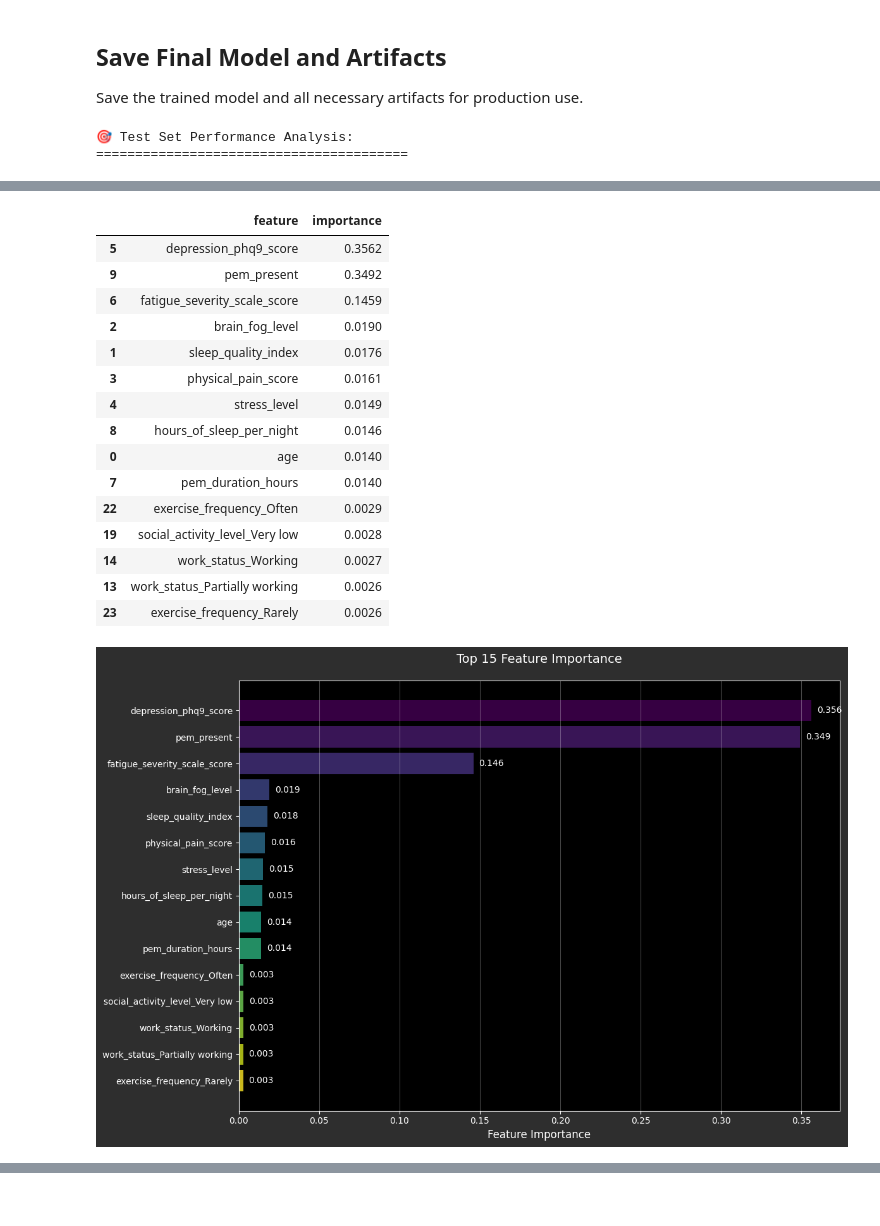
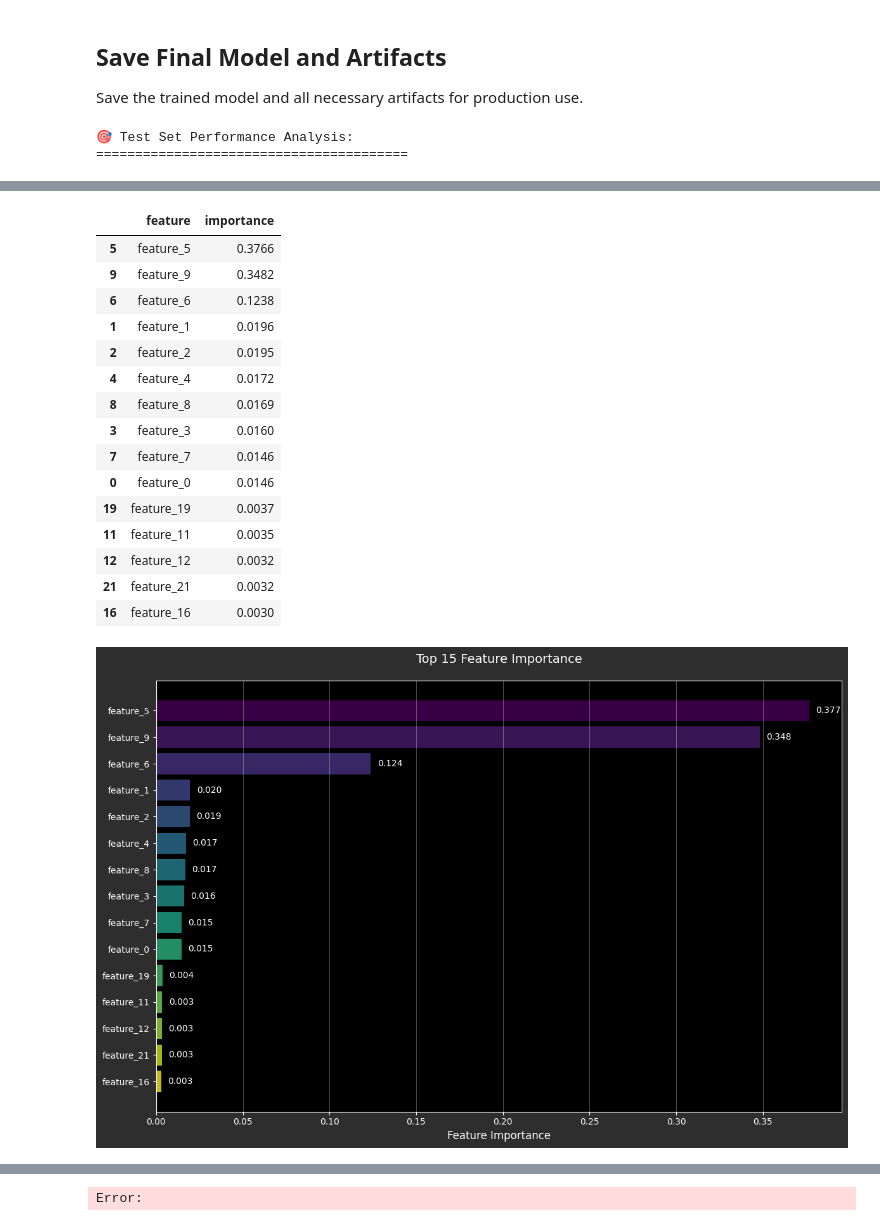
Before and after one commit to seb0t/universal_project_for-data_prediction, a Jupyter notebook: notebooks/02_model_training.ipynb, the cells around one changed output, grey strips where cells are left out. Drawn from its saved outputs; the diff is of its cells as text; code cells hidden in the pictures.

```diff
--- a/notebooks/02_model_training.ipynb
+++ b/notebooks/02_model_training.ipynb
@@ -47,14 +55,16 @@ plt.style.use('dark_background')
 Set up the configuration parameters for model training.
 # %%
 # Configuration parameters
-DATASETS_PATH = '../data/datasets'  # Path to preprocessed datasets
+DATASETS_PATH = '../data/processed'  # Path to processed datasets
+SPLITTED_PATH = '../data/splitted'   # Path to raw split datasets
 MODELS_PATH = '../models'  # Path to save models
 TARGET_TYPE = 'auto'  # 'auto', 'classification', 'regression'
 CV_FOLDS = 5  # Number of cross-validation folds
 RANDOM_STATE = 42  # For reproducibility
 N_JOBS = -1  # Use all available cores
 
-print(f"Datasets path: {DATASETS_PATH}")
+print(f"Processed datasets path: {DATASETS_PATH}")
+print(f"Splitted datasets path: {SPLITTED_PATH}")
 print(f"Models path: {MODELS_PATH}")
 print(f"Target type: {TARGET_TYPE}")
 print(f"CV folds: {CV_FOLDS}")
@@ -226,24 +266,32 @@ Precision (macro): 0.9921
 
 Save the trained model and all necessary artifacts for production use.
 # %%
-# Create detailed test set analysis (passare y_test originale per la funzione)
-create_test_set_analysis(final_model, X_test, y_test, problem_type, label_encoder)
+# Create detailed test set analysis (usando X_test_transformed e y_test RAW originale)
+create_test_set_analysis(final_model, X_test_transformed, y_test_raw, problem_type, label_encoder_new)
 
-# Show detailed feature importance analysis (using only the best visualization)
+# Show detailed feature importance analysis (usando le feature trasformate)
 if hasattr(final_model, 'feature_importances_'):
-    show_feature_importance_detailed(final_model, X_train.columns.tolist())
+    # Get the transformed feature names from the transformers
+    if 'feature_names' in transformers_combined:
+        transformed_feature_names = transformers_combined['feature_names']
+    else:
+        # Fallback: use indices if feature names not available
+        n_features = len(final_model.feature_importances_)
+        transformed_feature_names = [f'feature_{i}' for i in range(n_features)]
 
-# Save model and artifacts
+    show_feature_importance_detailed(final_model, transformed_feature_names)
+
+# Save model and artifacts WITH CORRECTED TRANSFORMERS (no test set in models)
 save_model_artifacts(
     final_model, best_model_name, problem_type,
-    grid_results[best_model_name]['params'], X_train, grid_results,
-    test_results, label_encoder, MODELS_PATH
+    grid_results[best_model_name]['params'], X_combined_raw, grid_results,
+    test_results, label_encoder_new, transformers_combined, MODELS_PATH
 )
 
-# Print comprehensive final summary
+# Print comprehensive final summary (usando X_combined_raw al posto di X_train)
 print_final_summary(
     problem_type, best_model_name, grid_results[best_model_name]['params'],
-    test_results, X_train, X_val, X_test, MODELS_PATH
+    test_results, X_combined_raw, X_val_raw, X_test_raw, MODELS_PATH
 )
 # %% [output]
 🎯 Test Set Performance Analysis:
@@ -268,19 +315,19 @@ weighted avg       1.00      0.99      1.00       200
 |  | feature | importance |
-| 5 | depression_phq9_score | 0.3562 |
-| 9 | pem_present | 0.3492 |
-| 6 | fatigue_severity_scale_score | 0.1459 |
-| 2 | brain_fog_level | 0.0190 |
-| 1 | sleep_quality_index | 0.0176 |
-| 3 | physical_pain_score | 0.0161 |
-| 4 | stress_level | 0.0149 |
-| 8 | hours_of_sleep_per_night | 0.0146 |
-| 0 | age | 0.0140 |
-| 7 | pem_duration_hours | 0.0140 |
-| 22 | exercise_frequency_Often | 0.0029 |
-| 19 | social_activity_level_Very low | 0.0028 |
-| 14 | work_status_Working | 0.0027 |
-| 13 | work_status_Partially working | 0.0026 |
-| 23 | exercise_frequency_Rarely | 0.0026 |
+| 5 | feature_5 | 0.3766 |
+| 9 | feature_9 | 0.3482 |
+| 6 | feature_6 | 0.1238 |
+| 1 | feature_1 | 0.0196 |
+| 2 | feature_2 | 0.0195 |
+| 4 | feature_4 | 0.0172 |
+| 8 | feature_8 | 0.0169 |
+| 3 | feature_3 | 0.0160 |
+| 7 | feature_7 | 0.0146 |
+| 0 | feature_0 | 0.0146 |
+| 19 | feature_19 | 0.0037 |
+| 11 | feature_11 | 0.0035 |
+| 12 | feature_12 | 0.0032 |
+| 21 | feature_21 | 0.0032 |
+| 16 | feature_16 | 0.0030 |
-[figure, old version]
+[figure, new version]
 ✅ Model and artifacts saved successfully!
 📁 Final model: ../models/final_model.pkl
@@ -299,3 +346,4 @@ weighted avg       1.00      0.99      1.00       200
 
 ✅ Pipeline completed successfully!
 🚀 Model ready for production deployment!
+Error:
```
Also changed, not shown: parts of 7 cells of this notebook, 19 other files.
